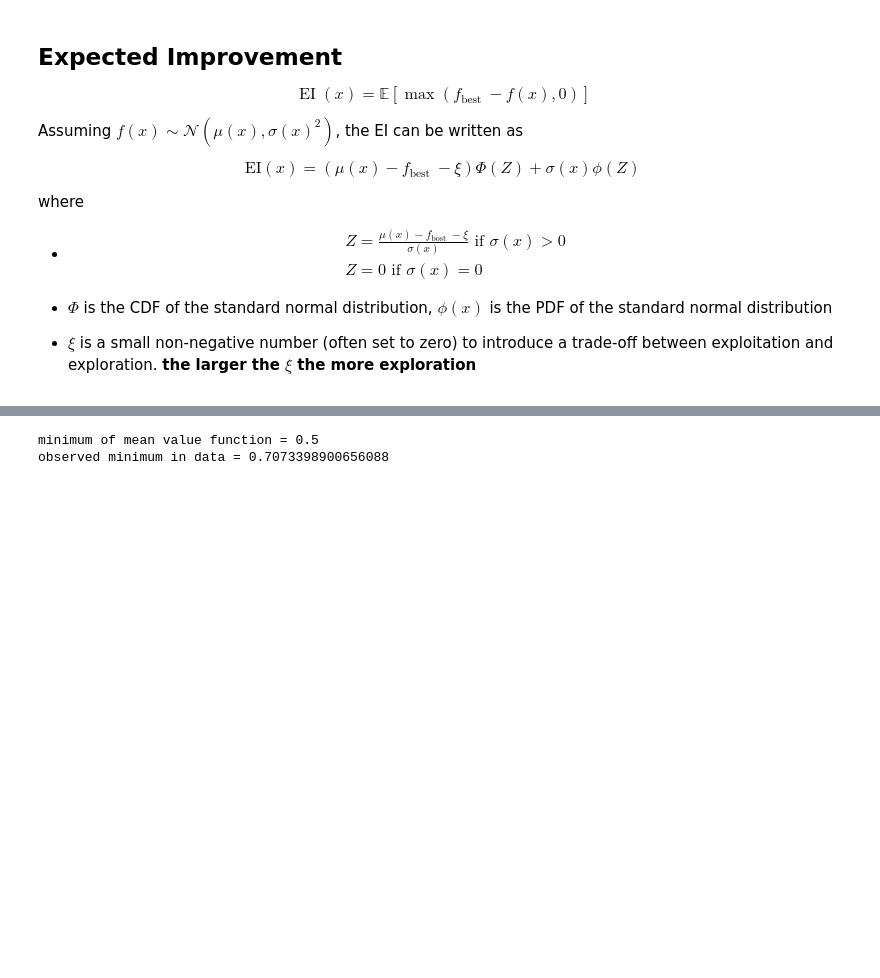
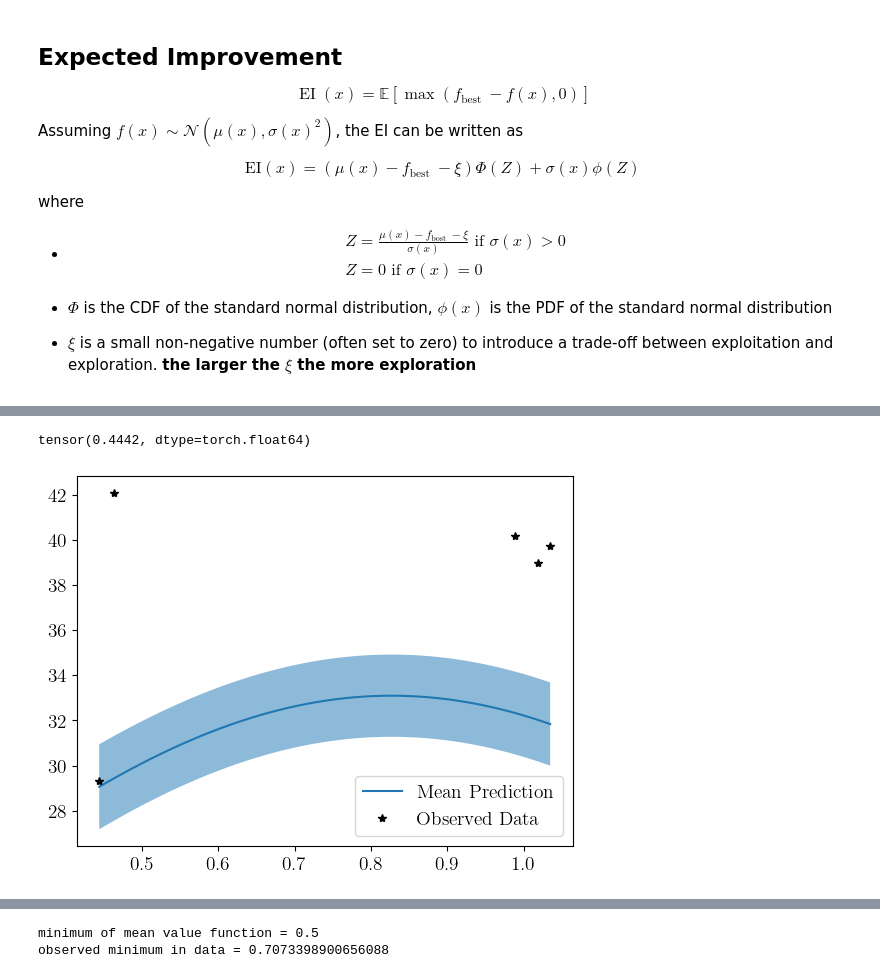
Before and after one commit to AliAlkadhim/Pythia8_SBI_Tune, a Jupyter notebook: code/BayesOpt/GPytorch_Tune_a.ipynb, the cells around one changed output, grey strips where cells are left out. Drawn from its saved outputs; the diff is of its cells as text; code cells hidden in the pictures; blank space fills up the shorter version.

```diff
--- a/code/BayesOpt/GPytorch_Tune_a.ipynb
+++ b/code/BayesOpt/GPytorch_Tune_a.ipynb
@@ -276,6 +254,12 @@ class GPModel(gpytorch.models.ExactGP):
         mean_x = self.mean_module(x)
         covar_x = self.covar_module(x)
         return MultivariateNormal(mean_x, covar_x)
+
+    def predict(self, train_x):
+            self.eval()
+            with torch.no_grad():
+                pred = self(train_x)
+                return self.likelihood(pred)
 # %% [markdown]
 ## Expected Improvement
 
@@ -371,0 +350,3 @@ objective function = 1.559161883679592
+# %%
+train_df = pd.read_csv('LHS_DF_with_chi2.csv')[:5]
+train_df.head()
@@ -371,0 +360,33 @@ objective function = 1.559161883679592
+# %%
+train_x_a = torch.tensor(train_df['StringZ:aLund'])
+train_y_a = torch.tensor(train_df['chi2'])
+
+likelihood = gpytorch.likelihoods.GaussianLikelihood()
+model = GPModel(train_x_a, train_y_a, likelihood)
+# %%
+train_x_a[train_y_a.argmin()]
+# %% [output]
+tensor(0.4442, dtype=torch.float64)
+# %%
+def plot_model(model):
+    train_x = model.train_inputs[0].numpy()
+    train_y = model.train_targets.numpy()
+    if train_x.shape[1] == 1 or train_x.ndim ==1:
+        x_star = torch.linspace(train_x.min(), train_x.max(), 200)
+    else:
+        x_star = torch.tensor(np.random.rand(train_x.shape[0],train_x.shape[1]),)
+    model.eval()
+    predictive_distribution = model.predict(x_star)
+    lower, upper = predictive_distribution.confidence_region()
+    pred = predictive_distribution.mean.numpy()
+
+
+    plt.plot(x_star.numpy(), pred, label='Mean Prediction')
+    plt.fill_between(x_star.numpy(), lower.numpy(), upper.numpy(), alpha=0.5)
+    plt.plot(train_x, train_y, 'k*', label='Observed Data')
+    plt.legend()
+    plt.show()
+# %%
+plot_model(model)
+# %% [output]
+[figure, added]
```
Also changed, not shown: parts of 17 cells of this notebook.
